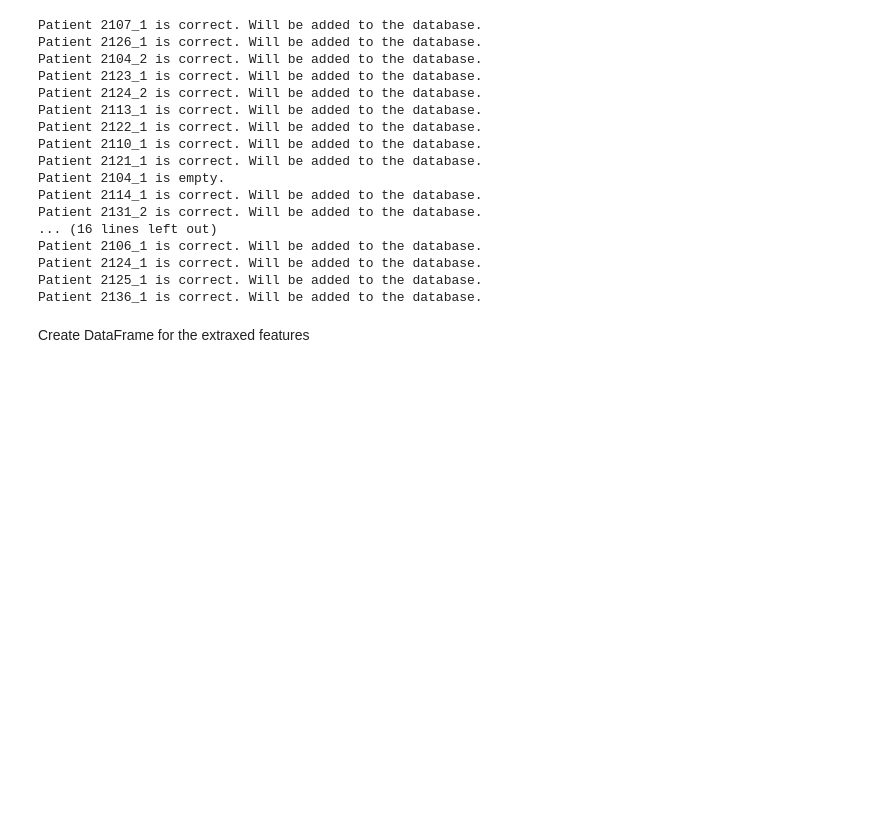
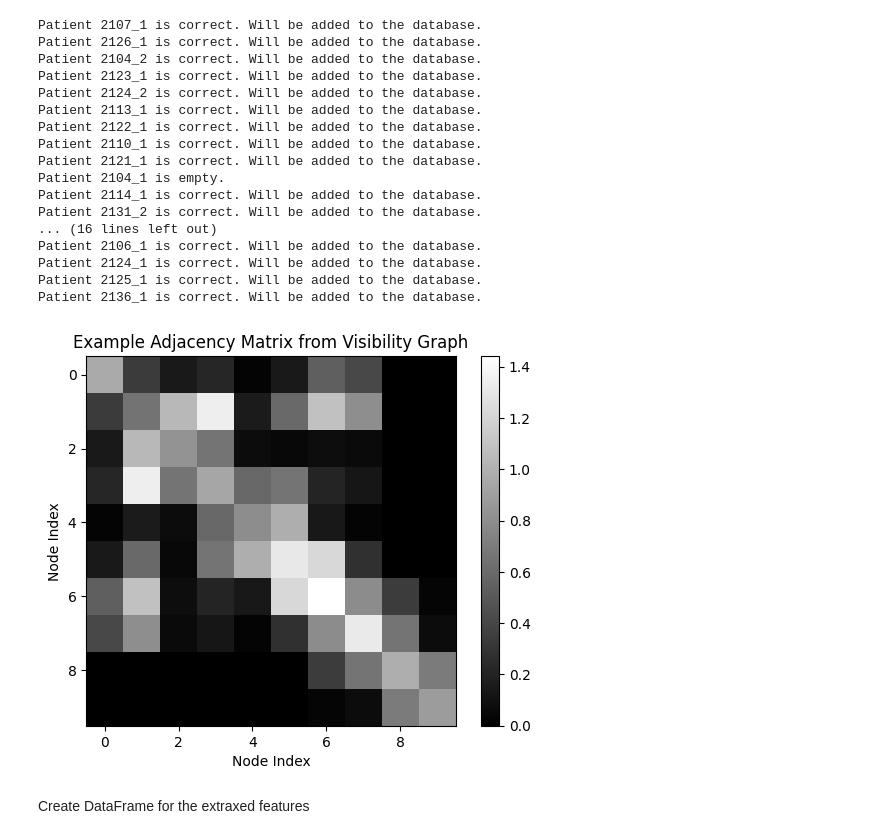
Before and after one commit to rocamario/Stress-detection-EEG-ECG, a Jupyter notebook: EEG_features.ipynb, the cells around one changed output. Saved outputs shown, nothing was run; the diff lists cells and outputs as text; code cells hidden in the pictures; blank space fills up the shorter version.

```diff
--- a/EEG_features.ipynb
+++ b/EEG_features.ipynb
@@ -284,6 +285,29 @@ Patient 2106_1 is correct. Will be added to the database.
 Patient 2124_1 is correct. Will be added to the database.
 Patient 2125_1 is correct. Will be added to the database.
 Patient 2136_1 is correct. Will be added to the database.
+# %%
+# Example:
+example_patient = list(signal.keys())[0]
+example_status = list(signal[example_patient][0].keys())[0]
+example_band = list(signal[example_patient][0][example_status][0].keys())[0]
+example_channel = 0
+
+example_signal = np.array(signal[example_patient][0][example_status][0][example_band][0][:, example_channel]).reshape(-1,)
+windows, _ = split_signal_into_windows(example_signal, window_size, overlap_percentage)
+
+example_window = windows[0]  # Choose the first window as an example
+
+example_adm = create_VG(example_window, w_n=weight, it=img_size, limit_p=limit_p)
+
+# Plot the adjacency matrix
+plt.imshow(example_adm, cmap='gray')
+plt.title('Example Adjacency Matrix from Visibility Graph')
+plt.xlabel('Node Index')
+plt.ylabel('Node Index')
+plt.colorbar()
+plt.show()
+# %% [output]
+[figure, added]
 # %% [markdown]
 Create DataFrame for the extraxed features
 # %%
```
Also changed, not shown: parts of 3 cells of this notebook.
